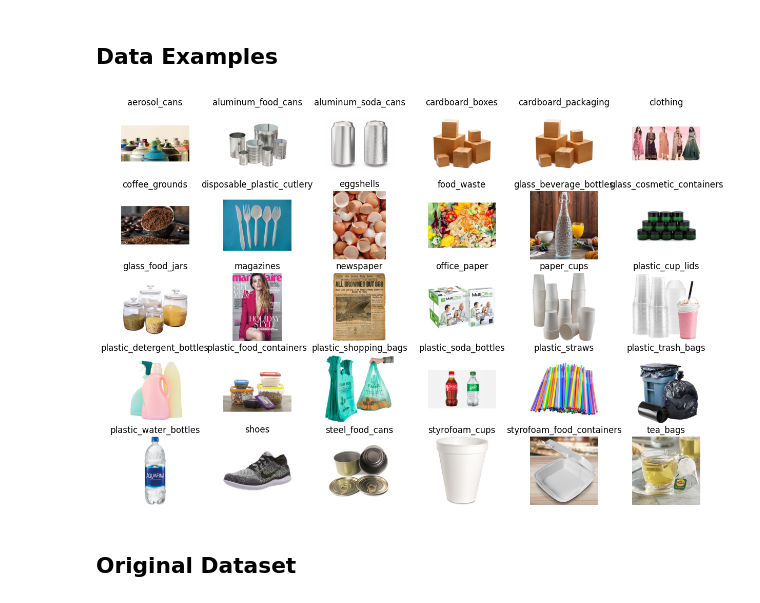
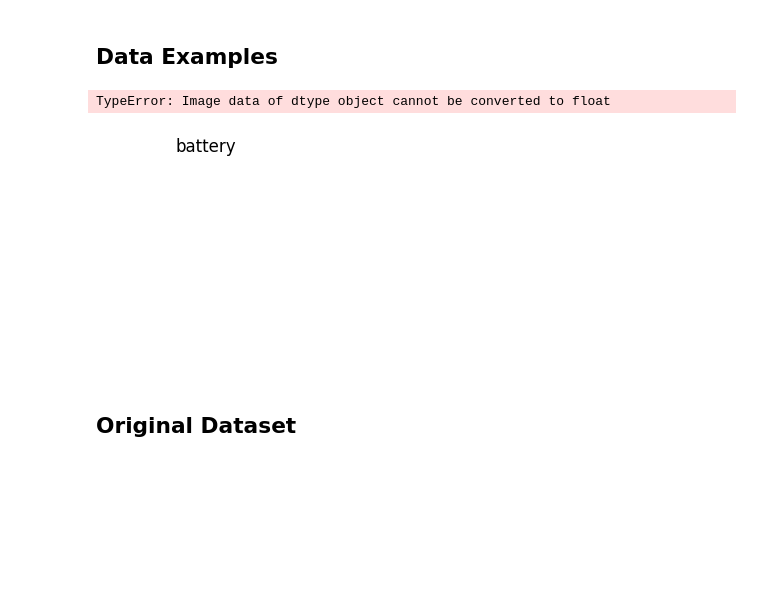
Before and after one commit to SmartSproutTeam/GarbageClassifier, a Jupyter notebook: Model/main.ipynb, the cells around one changed output. Saved outputs shown, nothing was run; the diff lists cells and outputs as text; code cells hidden in the pictures; blank space fills up the shorter version.

Commit message:
Fix pipenv, Fix image resize

```diff
--- a/Model/main.ipynb
+++ b/Model/main.ipynb
@@ -26,15 +22,19 @@ import os
 import numpy as np
 from PIL import Image
 
-def load_one_folder(folder_path, label):
-    return [np.array(Image.open(os.path.join(folder_path, filename))) for filename in os.listdir(folder_path)], [label] * len(os.listdir(folder_path))
+def load_one_folder(folder_path, label, image_size):
+    images = []
+    for filename in os.listdir(folder_path):
+        with Image.open(os.path.join(folder_path, filename)) as img:
+            image = img.resize(image_size)
+            images.append(np.array(image, dtype=np.uint8))
+    return images, [label] * len(images)
 
-def load_all_folders(folder_path, label_names, categories, label_mapping):
+def load_all_folders(folder_path, label_names, image_size):
     X = []
     y = []
     for label in range(len(label_names)):
-        for category in categories:
-            X_temp, y_temp = load_one_folder(os.path.join(folder_path, label_names[label], category), label_mapping[label_names[label]])
-            X += X_temp
-            y += y_temp
+        X_temp, y_temp = load_one_folder(os.path.join(folder_path, label_names[label]), label, image_size)
+        X += X_temp
+        y += y_temp
     return np.array(X), np.array(y)
@@ -77,7 +41,8 @@ label_mapping = {
 # %%
-folder_path = "../Data/HouseholdWaste/images/images"
-label_names = [filename for filename in os.listdir(folder_path)]
+folder_path = "../Data/garbage-dataset/"
+# label_names = [filename for filename in os.listdir(folder_path)]
+label_names = ["battery"]
 
-X, y = load_all_folders(folder_path, label_names, ["default"], label_mapping)
+X, y = load_all_folders(folder_path, label_names, (400, 400))
 X_train, X_test, y_train, y_test = train_test_split(
     X, y, test_size=0.2, random_state=42)
@@ -86,20 +124,21 @@ X_train, X_test, y_train, y_test = train_test_split(
 # %%
 fig = plt.figure(figsize=(15, 10))
 
 first_occurrence = {}
 for index, (image, label) in enumerate(zip(X, y)):
     if label_names[label] not in first_occurrence:
         first_occurrence[label_names[label]] = image
     if len(first_occurrence) == len(label_names):
         break
 
-for index, label in enumerate(label_names):
-  axis = fig.add_subplot(5, 6, index + 1)
+for index, label_name in enumerate(label_names):
+  axis = fig.add_subplot(2, 5, index + 1)
   axis.axis('off')
-  axis.set_title(label)
-  axis.imshow(first_occurrence[label])
+  axis.set_title(label_name)
+  axis.imshow(first_occurrence[label_name])
 # %% [output]
+TypeError: Image data of dtype object cannot be converted to float
-[figure, old version]
+[figure, new version]
 # %% [markdown]
 ## Original Dataset
 # %%
```
Also changed, not shown: parts of 6 cells of this notebook, 2 other files.
